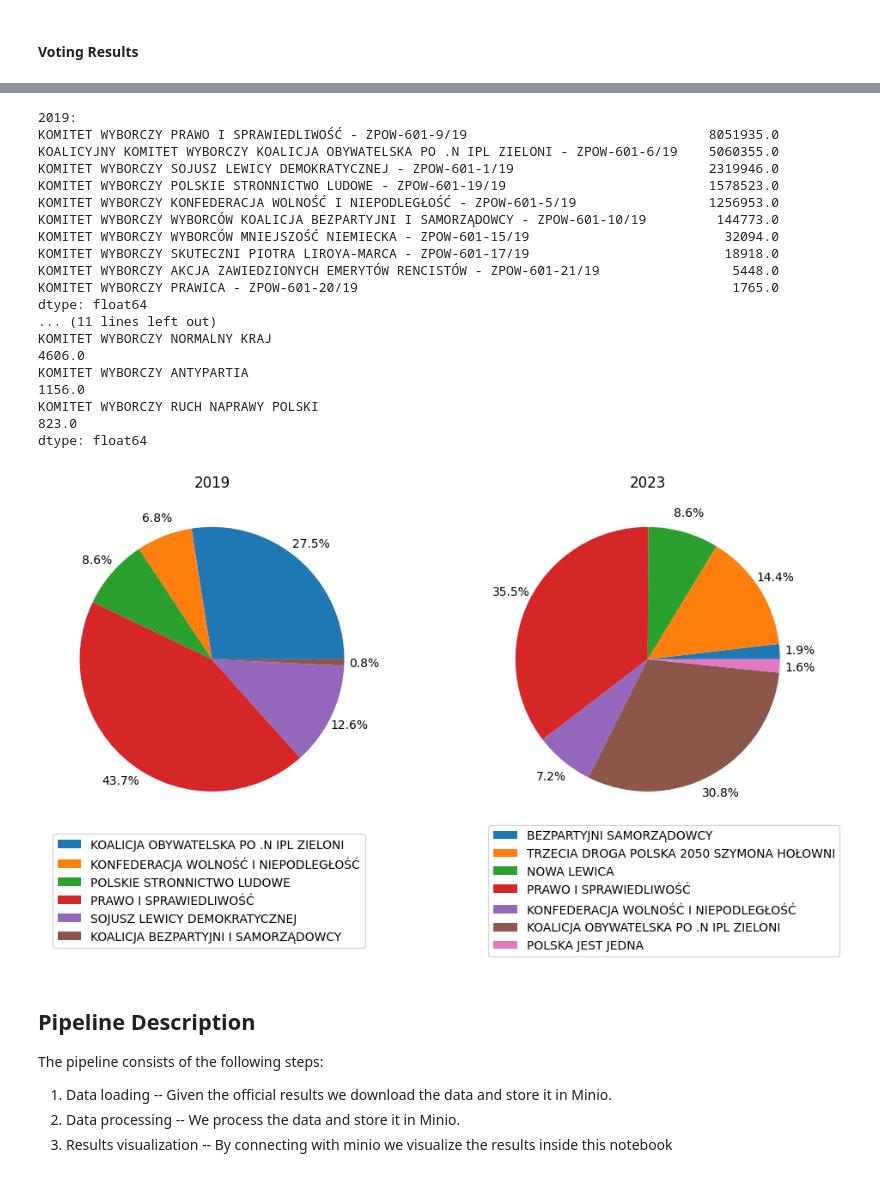
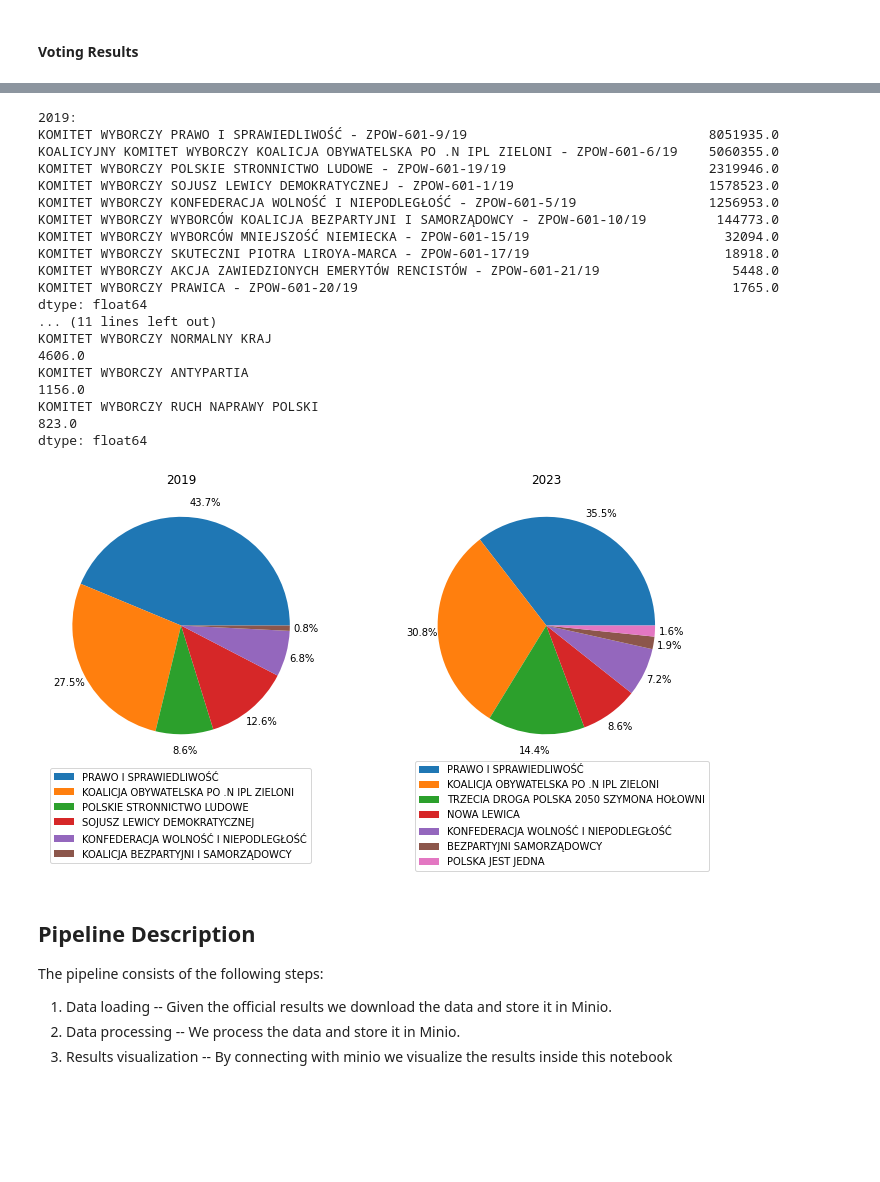
Before and after one commit to gbzaleski/DE-1-Elections, a Jupyter notebook: presentation.ipynb, the cells around one changed output, grey strips where cells are left out. Drawn from its saved outputs; the diff is of its cells as text; code cells hidden in the pictures; blank space fills up the shorter version.

```diff
--- a/presentation.ipynb
+++ b/presentation.ipynb
@@ -218,6 +231,10 @@ agg_2023 = results_2023.sum(axis=0, numeric_only=True)
 
 parties_2019 = agg_2019.filter(regex="KOMITET")
 parties_2023 = agg_2023.filter(regex="KOMITET")
+parties_2019 = parties_2019.sort_values(ascending=False)
+parties_2019.iloc[2], parties_2019.iloc[3] = parties_2019.iloc[3], parties_2019.iloc[2]
+parties_2023 = parties_2023.sort_values(ascending=False)
+
 print("2019:")
 print(parties_2019.sort_values(ascending=False))
 print("\n2023:")
@@ -226,37 +243,40 @@ print(parties_2023.sort_values(ascending=False))
 parties_2019 = parties_2019[parties_2019 > 100000]
 parties_2023 = parties_2023[parties_2023 > 100000]
 
-parties_2019.index = parties_2019.index.map(ccn)
+lst = parties_2019.index.map(ccn).tolist()
+lst[2],lst[3] = lst[3],lst[2]
+parties_2019.index = lst
+
 parties_2023.index = parties_2023.index.map(ccn)
 
 fig, ax = plt.subplots(1, 2, figsize=(12, 5))
 
 parties_2019.plot.pie(autopct='%1.1f%%', pctdistance=1.15, labels=None, title="2019", ax=ax[0])
 parties_2023.plot.pie(autopct='%1.1f%%', pctdistance=1.15, labels=None, title="2023", ax=ax[1])
 
 ax[0].legend(labels=parties_2019.index, loc="center left", bbox_to_anchor=(0, -0.2))
 ax[1].legend(labels=parties_2023.index, loc="center left", bbox_to_anchor=(0, -0.2))
 
 plt.show()
 # %% [output]
 2019:
 KOMITET WYBORCZY PRAWO I SPRAWIEDLIWOŚĆ - ZPOW-601-9/19                               8051935.0
 KOALICYJNY KOMITET WYBORCZY KOALICJA OBYWATELSKA PO .N IPL ZIELONI - ZPOW-601-6/19    5060355.0
-KOMITET WYBORCZY SOJUSZ LEWICY DEMOKRATYCZNEJ - ZPOW-601-1/19                         2319946.0
-KOMITET WYBORCZY POLSKIE STRONNICTWO LUDOWE - ZPOW-601-19/19                          1578523.0
+KOMITET WYBORCZY POLSKIE STRONNICTWO LUDOWE - ZPOW-601-19/19                          2319946.0
+KOMITET WYBORCZY SOJUSZ LEWICY DEMOKRATYCZNEJ - ZPOW-601-1/19                         1578523.0
 KOMITET WYBORCZY KONFEDERACJA WOLNOŚĆ I NIEPODLEGŁOŚĆ - ZPOW-601-5/19                 1256953.0
 KOMITET WYBORCZY WYBORCÓW KOALICJA BEZPARTYJNI I SAMORZĄDOWCY - ZPOW-601-10/19         144773.0
 KOMITET WYBORCZY WYBORCÓW MNIEJSZOŚĆ NIEMIECKA - ZPOW-601-15/19                         32094.0
 KOMITET WYBORCZY SKUTECZNI PIOTRA LIROYA-MARCA - ZPOW-601-17/19                         18918.0
 KOMITET WYBORCZY AKCJA ZAWIEDZIONYCH EMERYTÓW RENCISTÓW - ZPOW-601-21/19                 5448.0
 KOMITET WYBORCZY PRAWICA - ZPOW-601-20/19                                                1765.0
 dtype: float64
 ... (11 lines left out)
 KOMITET WYBORCZY NORMALNY KRAJ                                                                           4606.0
 KOMITET WYBORCZY ANTYPARTIA                                                                              1156.0
 KOMITET WYBORCZY RUCH NAPRAWY POLSKI                                                                      823.0
 dtype: float64
-[figure, old version]
+[figure, new version]
 # %% [markdown]
 ## Pipeline Description
 
```
Also changed, not shown: parts of 12 cells of this notebook, 1 other file.
